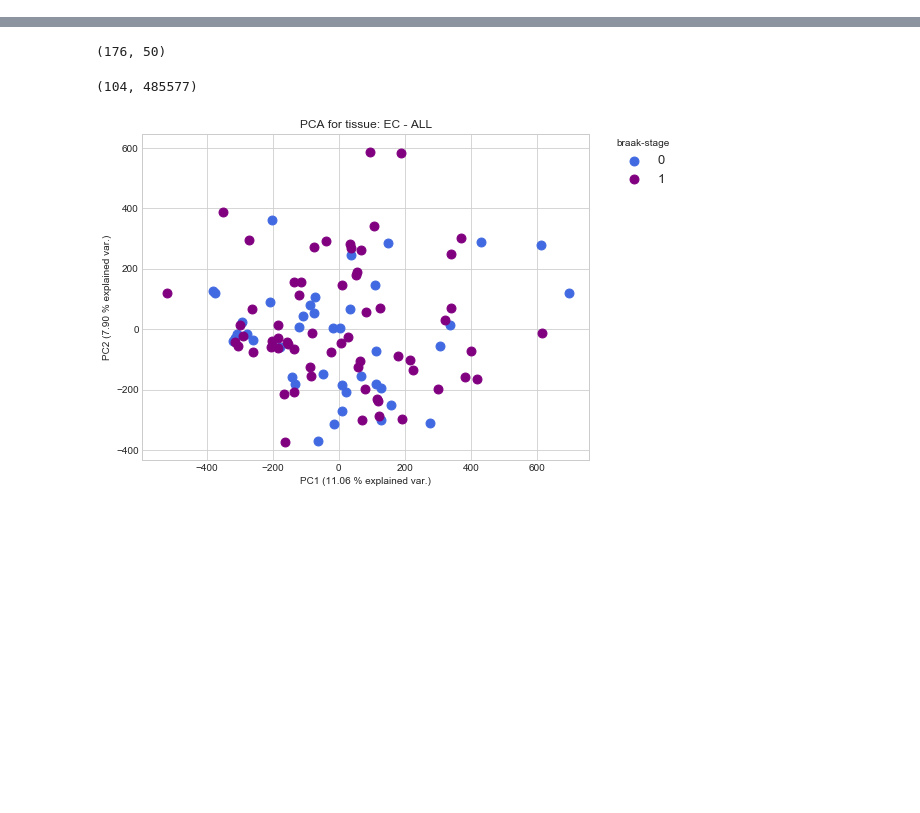
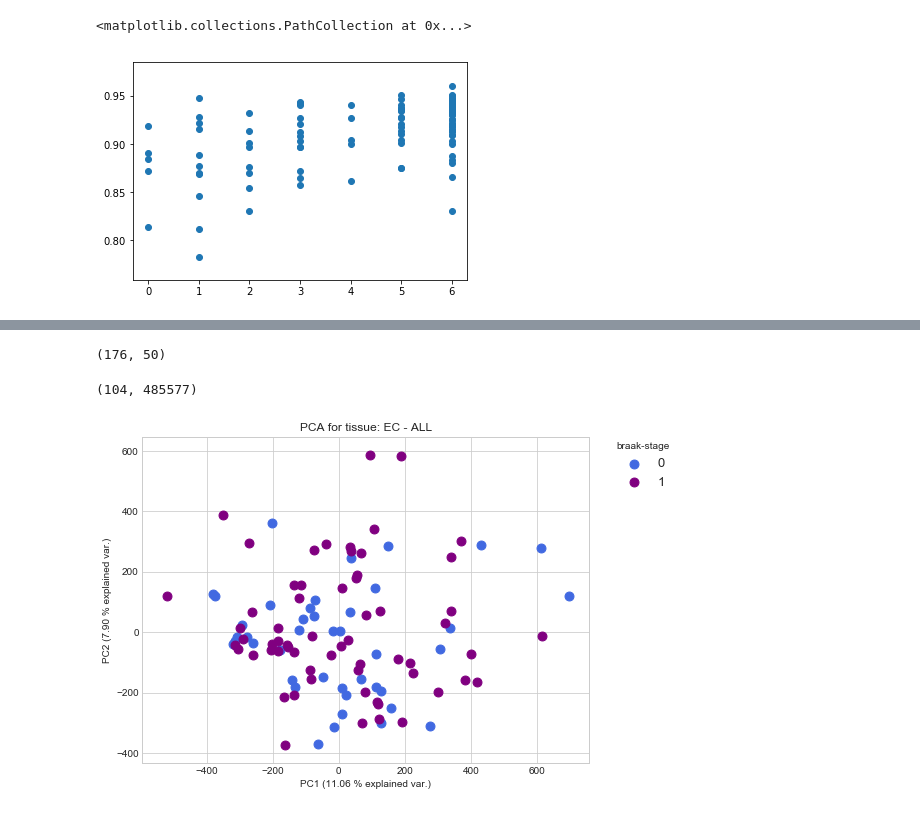
Before and after one commit to dcmm90/msc-dissertation, a Jupyter notebook: Train on blood.ipynb, the cells around one changed output, grey strips where cells are left out. Drawn from its saved outputs; the diff is of its cells as text; code cells hidden in the pictures; blank space fills up the shorter version.

```diff
--- a/Train on blood.ipynb
+++ b/Train on blood.ipynb
@@ -68,0 +142,5 @@ num
+# %%
+plt.scatter(br,cg)
+# %% [output]
+<matplotlib.collections.PathCollection at 0x...>
+[figure, added]
```
Also changed, not shown: parts of 21 cells of this notebook, 5 other files.
